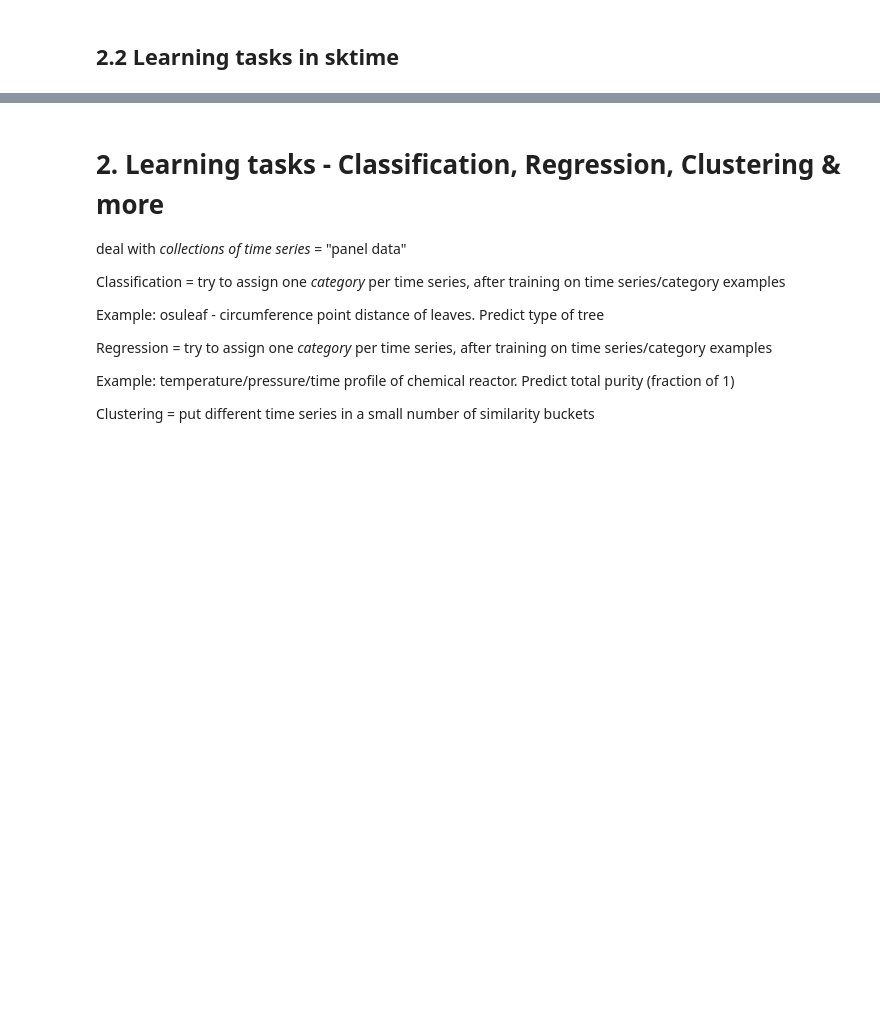
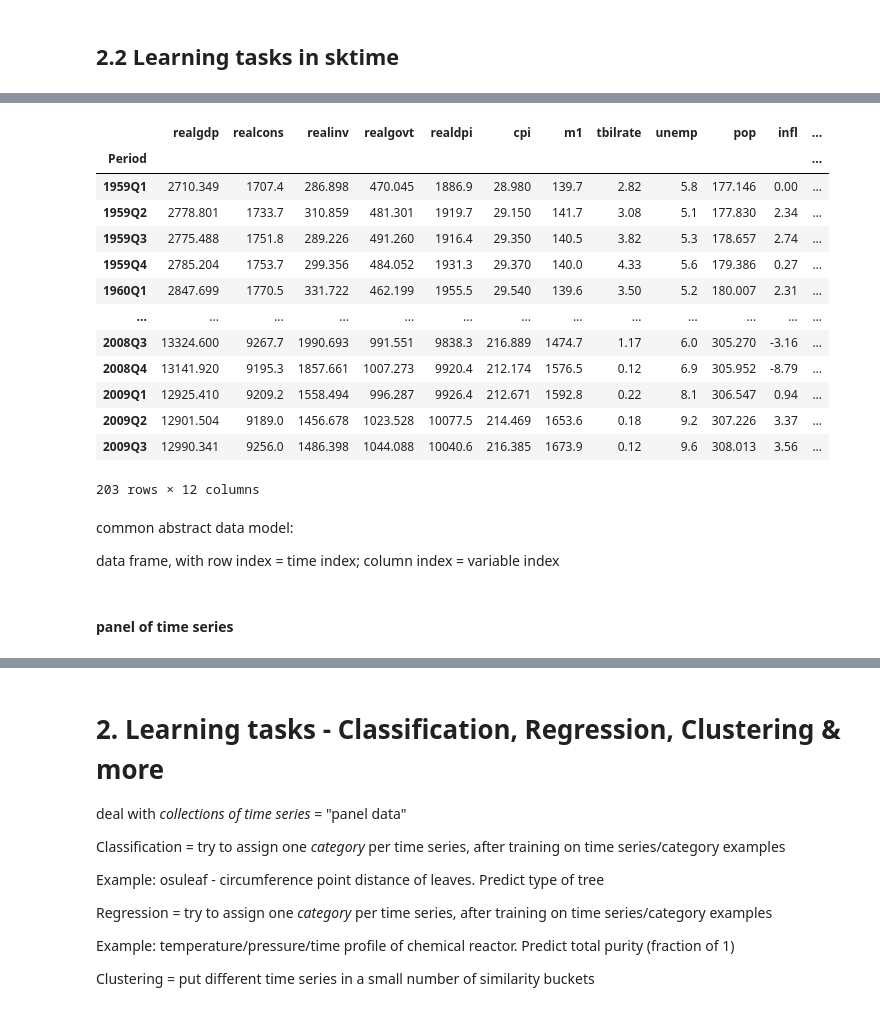
Before and after one commit to sktime/sktime-tutorial-ODSC-Europe-2023, a Jupyter notebook: notebooks/02_overview.ipynb, the cells around one changed output, grey strips where cells are left out. Saved outputs shown, nothing was run; the diff lists cells and outputs as text; code cells hidden in the pictures; blank space fills up the shorter version.

```diff
--- a/notebooks/02_overview.ipynb
+++ b/notebooks/02_overview.ipynb
@@ -241,0 +317,26 @@ res
+# %%
+from sktime.datasets import load_macroeconomic
+
+y = load_macroeconomic()
+y
+# %% [output]
+|  | realgdp | realcons | realinv | realgovt | realdpi | cpi | m1 | tbilrate | unemp | pop | infl | ... |
+| Period |  |  |  |  |  |  |  |  |  |  |  | ... |
+| 1959Q1 | 2710.349 | 1707.4 | 286.898 | 470.045 | 1886.9 | 28.980 | 139.7 | 2.82 | 5.8 | 177.146 | 0.00 | ... |
+| 1959Q2 | 2778.801 | 1733.7 | 310.859 | 481.301 | 1919.7 | 29.150 | 141.7 | 3.08 | 5.1 | 177.830 | 2.34 | ... |
+| 1959Q3 | 2775.488 | 1751.8 | 289.226 | 491.260 | 1916.4 | 29.350 | 140.5 | 3.82 | 5.3 | 178.657 | 2.74 | ... |
+| 1959Q4 | 2785.204 | 1753.7 | 299.356 | 484.052 | 1931.3 | 29.370 | 140.0 | 4.33 | 5.6 | 179.386 | 0.27 | ... |
+| 1960Q1 | 2847.699 | 1770.5 | 331.722 | 462.199 | 1955.5 | 29.540 | 139.6 | 3.50 | 5.2 | 180.007 | 2.31 | ... |
+| ... | ... | ... | ... | ... | ... | ... | ... | ... | ... | ... | ... | ... |
+| 2008Q3 | 13324.600 | 9267.7 | 1990.693 | 991.551 | 9838.3 | 216.889 | 1474.7 | 1.17 | 6.0 | 305.270 | -3.16 | ... |
+| 2008Q4 | 13141.920 | 9195.3 | 1857.661 | 1007.273 | 9920.4 | 212.174 | 1576.5 | 0.12 | 6.9 | 305.952 | -8.79 | ... |
+| 2009Q1 | 12925.410 | 9209.2 | 1558.494 | 996.287 | 9926.4 | 212.671 | 1592.8 | 0.22 | 8.1 | 306.547 | 0.94 | ... |
+| 2009Q2 | 12901.504 | 9189.0 | 1456.678 | 1023.528 | 10077.5 | 214.469 | 1653.6 | 0.18 | 9.2 | 307.226 | 3.37 | ... |
+| 2009Q3 | 12990.341 | 9256.0 | 1486.398 | 1044.088 | 10040.6 | 216.385 | 1673.9 | 0.12 | 9.6 | 308.013 | 3.56 | ... |
+203 rows × 12 columns
+# %% [markdown]
+common abstract data model:
+
+data frame, with row index = time index; column index = variable index
+# %% [markdown]
+#### **panel of time series**
```
Also changed, not shown: parts of 30 cells of this notebook, 1 other file.
